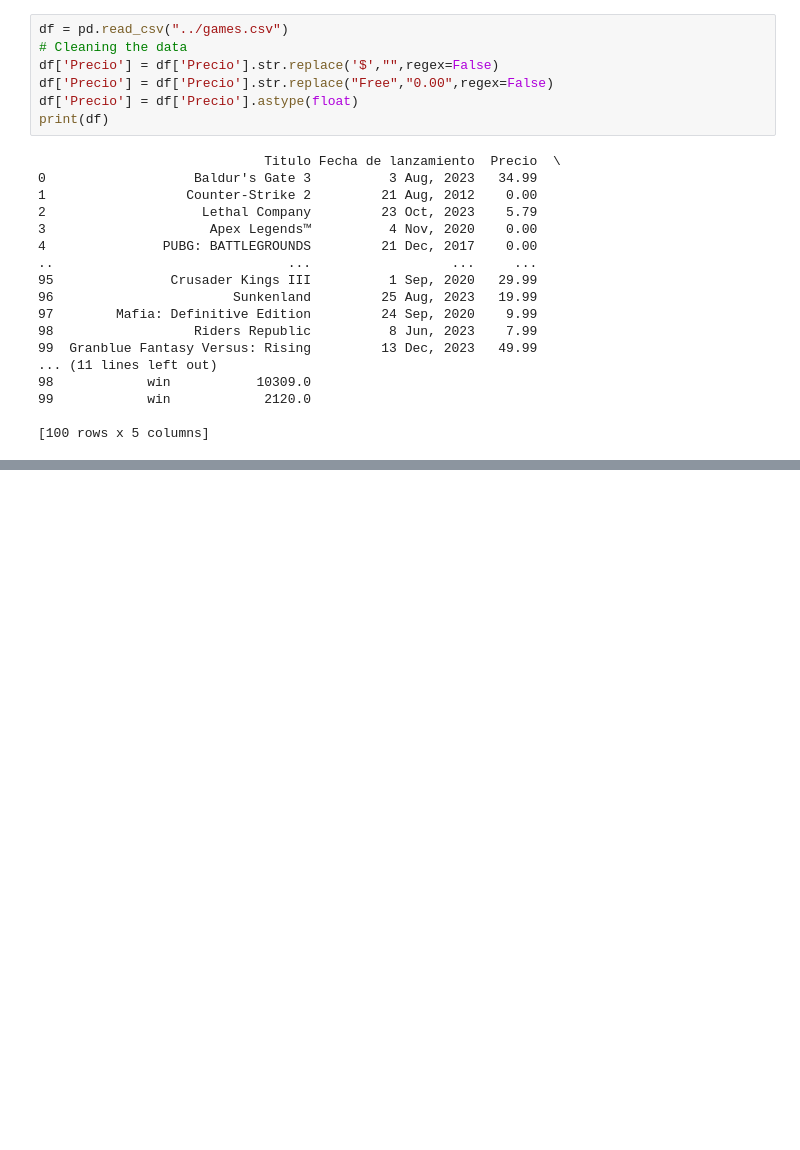
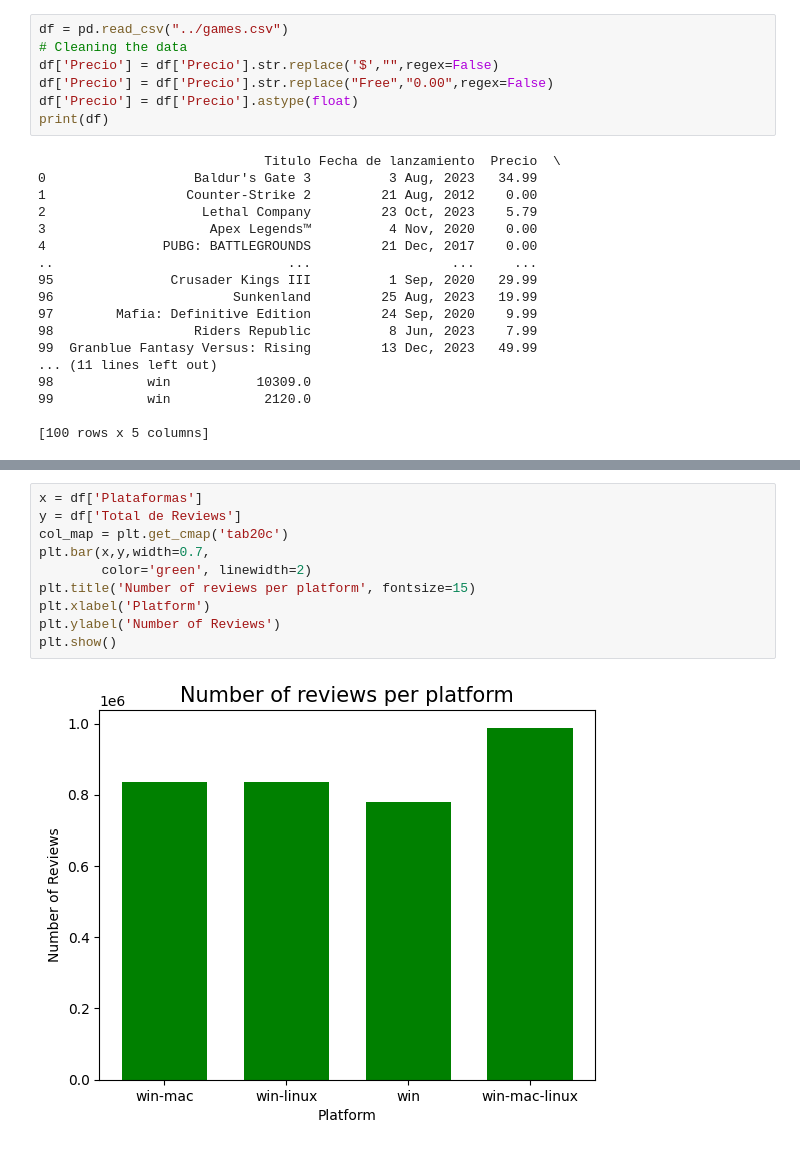
Before and after one commit to RobertoPatino1/SteamScrapper, a Jupyter notebook: notebooks/RobertoPatino.ipynb, the cells around one changed output, grey strips where cells are left out. Saved outputs shown, nothing was run; the diff lists cells and outputs as text; blank space fills up the shorter version.

```diff
--- a/notebooks/RobertoPatino.ipynb
+++ b/notebooks/RobertoPatino.ipynb
@@ -56,0 +69,12 @@ NameError: name 'paltforms' is not defined
+# %%
+x = df['Plataformas']
+y = df['Total de Reviews']
+col_map = plt.get_cmap('tab20c')
+plt.bar(x,y,width=0.7,
+        color='green', linewidth=2)
+plt.title('Number of reviews per platform', fontsize=15)
+plt.xlabel('Platform')
+plt.ylabel('Number of Reviews')
+plt.show()
+# %% [output]
+[figure, added]
```
Also changed, not shown: parts of 6 cells of this notebook.
